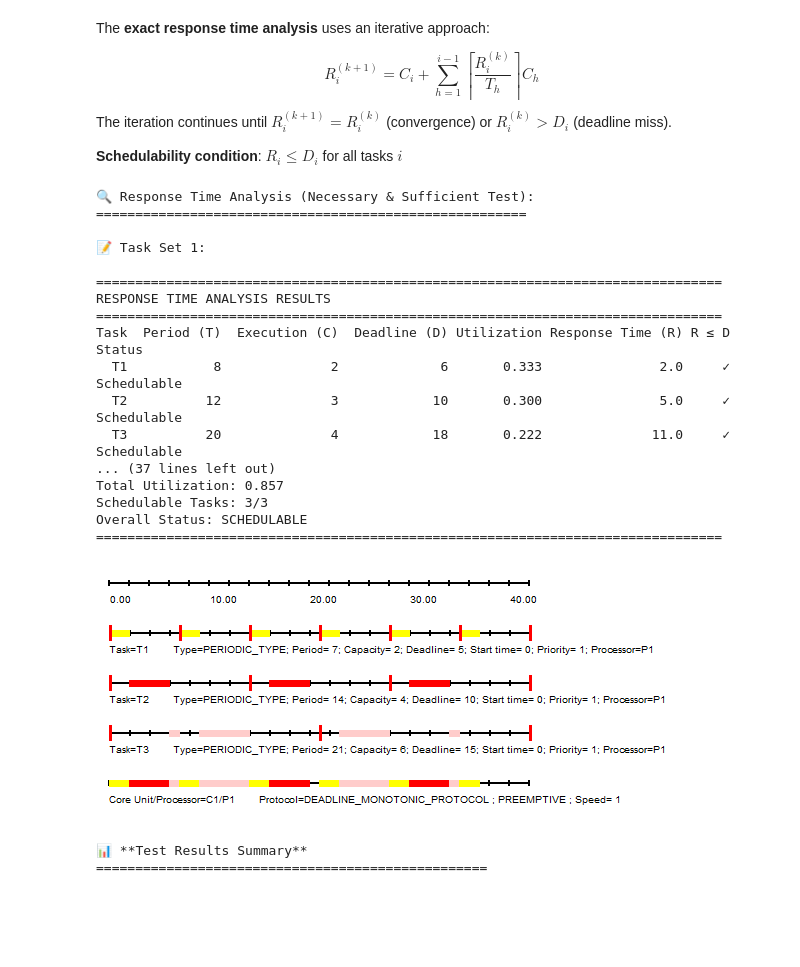
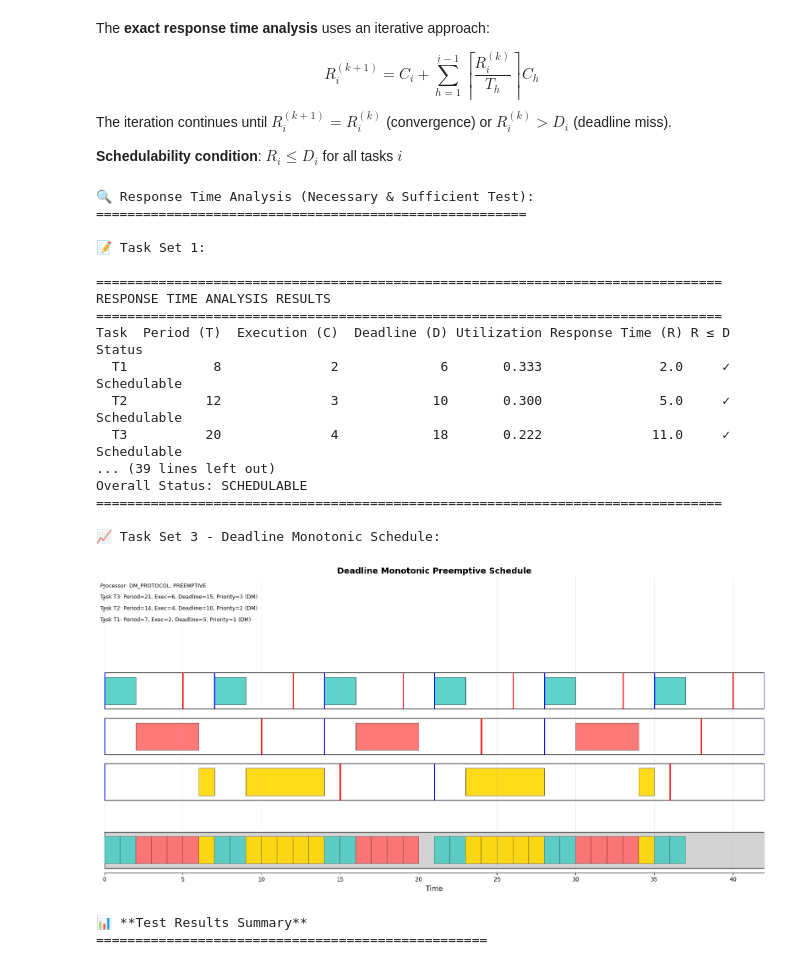
Before and after one commit to teiamas/task_sched, a Jupyter notebook: DeadlineMonotonic.ipynb, the cells around one changed output. Drawn from its saved outputs; the diff is of its cells as text; code cells hidden in the pictures; blank space fills up the shorter version.

```diff
--- a/DeadlineMonotonic.ipynb
+++ b/DeadlineMonotonic.ipynb
@@ -316,38 +321,41 @@ print("🔍 Response Time Analysis (Necessary & Sufficient Test):")
 print("=" * 55)
 
 def run_response_time_analysis(task_set, set_name):
     # Sort tasks by deadline (Deadline Monotonic priority order)
     sorted_tasks = sorted(task_set, key=lambda x: x.deadline)
     # Perform response time analysis
     schedulable_rt, response_times = rtm.response_time_analysis(task_set)
     # Display results in a formatted table
     print(f"\n📝 {set_name}:")
     rtm.display_response_time_table(task_set, response_times, schedulable_rt)
     return schedulable_rt
 
 schedulable[0][2] = run_response_time_analysis(task_set_1, "Task Set 1")
 schedulable[1][2] = run_response_time_analysis(task_set_2, "Task Set 2")
 schedulable[2][2] = run_response_time_analysis(task_set_3, "Task Set 3")
-display(Image(filename="task_set_3_DRM.png"))
+
+# Generate and display Task Set 3 schedule plot using Deadline Monotonic
+print("\n📈 Task Set 3 - Deadline Monotonic Schedule:")
+tsv.plot_rm_schedule_inline(task_set_3, lcm_cycles=1, algorithm='DM');
 # %% [output]
 🔍 Response Time Analysis (Necessary & Sufficient Test):
 =======================================================
 
 📝 Task Set 1:
 
 ================================================================================
 RESPONSE TIME ANALYSIS RESULTS
 ================================================================================
 Task  Period (T)  Execution (C)  Deadline (D) Utilization Response Time (R) R ≤ D      Status
   T1           8              2             6       0.333               2.0     ✓ Schedulable
   T2          12              3            10       0.300               5.0     ✓ Schedulable
   T3          20              4            18       0.222              11.0     ✓ Schedulable
-... (37 lines left out)
-Total Utilization: 0.857
-Schedulable Tasks: 3/3
+... (39 lines left out)
 Overall Status: SCHEDULABLE
 ================================================================================
+
+📈 Task Set 3 - Deadline Monotonic Schedule:
-[figure, old version]
+[figure, new version]
 # %%
 # Generate Summary Table from Results
 print("📊 **Test Results Summary**")
```
Also changed, not shown: parts of 4 cells of this notebook, 6 other files.
